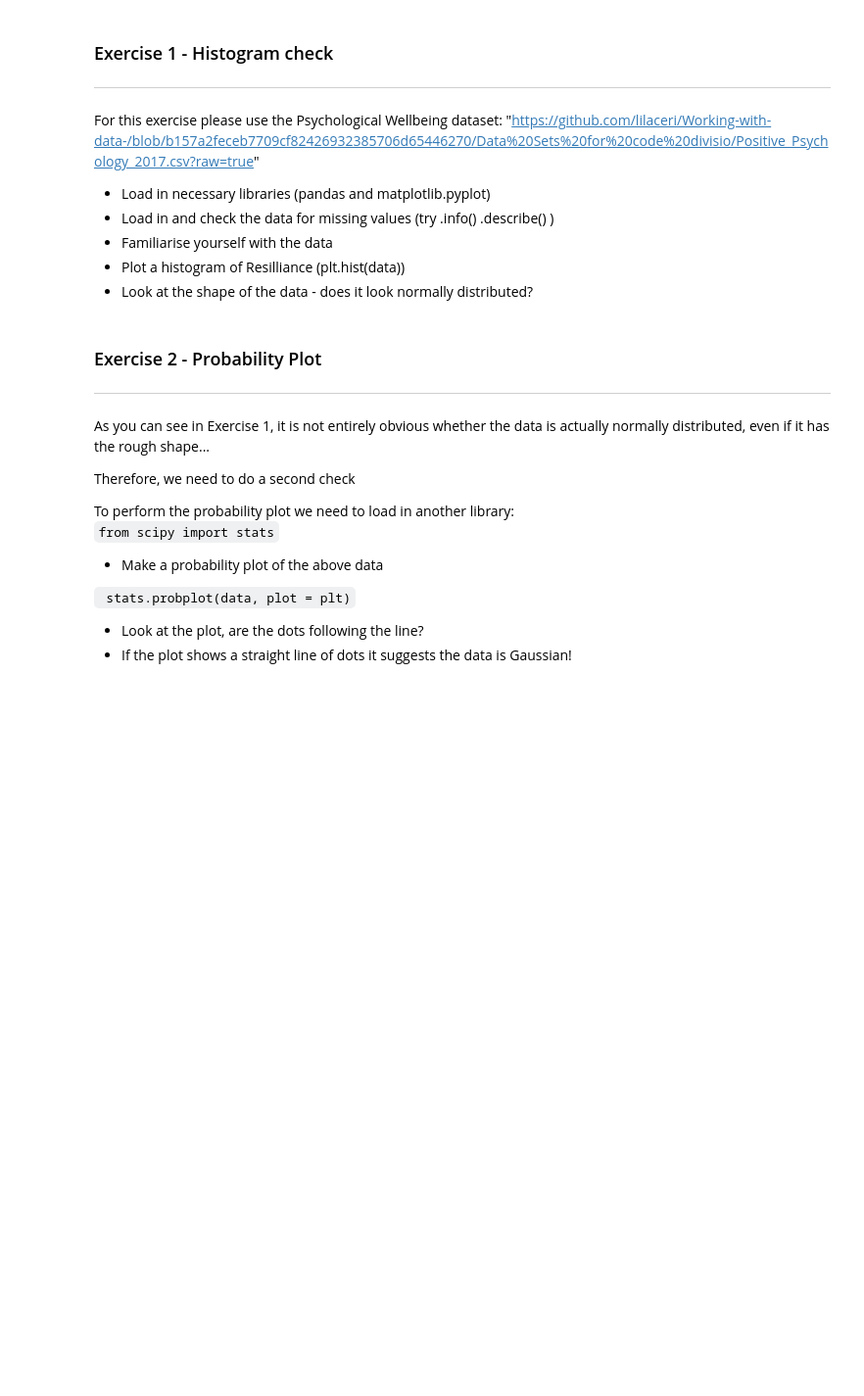
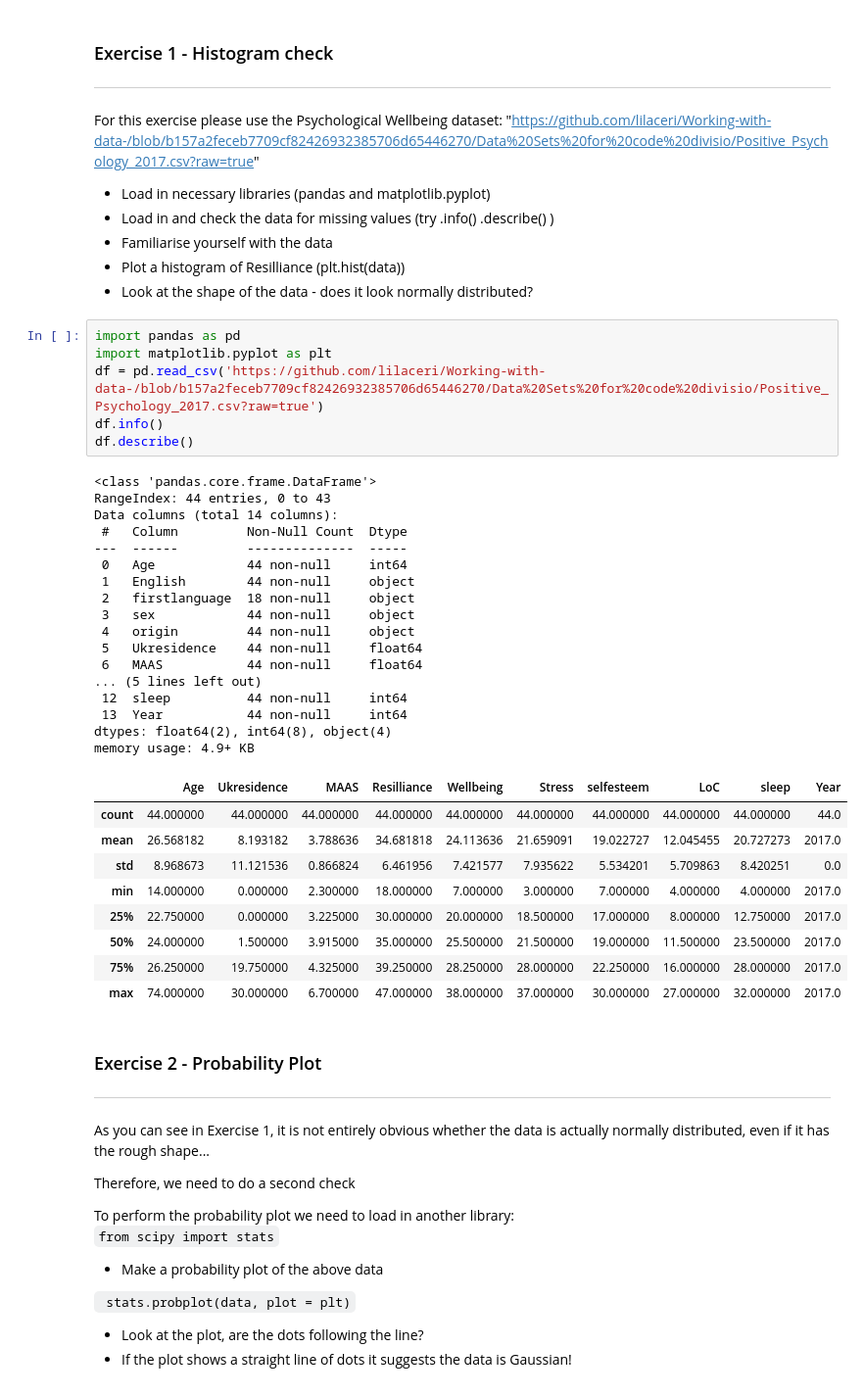
Before and after one commit to Jojomaque/Portfolio, a Jupyter notebook: Jojo_Testing_for_normality.ipynb, the cells around one changed output. Shown: that part at 98% size. Cells and saved outputs as stored; diff of their text form; blank space fills up the shorter version.

```diff
--- a/Jojo_Testing_for_normality.ipynb
+++ b/Jojo_Testing_for_normality.ipynb
@@ -43,6 +43,39 @@ For this exercise please use the Psychological Wellbeing dataset: "https://githu
 * Familiarise yourself with the data
 * Plot a histogram of Resilliance (plt.hist(data))
 * Look at the shape of the data - does it look normally distributed?
+# %%
+import pandas as pd
+import matplotlib.pyplot as plt
+df = pd.read_csv('https://github.com/lilaceri/Working-with-data-/blob/b157a2feceb7709cf82426932385706d65446270/Data%20Sets%20for%20code%20divisio/Positive_Psychology_2017.csv?raw=true')
+df.info()
+df.describe()
+# %% [output]
+<class 'pandas.core.frame.DataFrame'>
+RangeIndex: 44 entries, 0 to 43
+Data columns (total 14 columns):
+ #   Column         Non-Null Count  Dtype
+---  ------         --------------  -----
+ 0   Age            44 non-null     int64
+ 1   English        44 non-null     object
+ 2   firstlanguage  18 non-null     object
+ 3   sex            44 non-null     object
+ 4   origin         44 non-null     object
+ 5   Ukresidence    44 non-null     float64
+ 6   MAAS           44 non-null     float64
+... (5 lines left out)
+ 12  sleep          44 non-null     int64
+ 13  Year           44 non-null     int64
+dtypes: float64(2), int64(8), object(4)
+memory usage: 4.9+ KB
+|  | Age | Ukresidence | MAAS | Resilliance | Wellbeing | Stress | selfesteem | LoC | sleep | Year |
+| count | 44.000000 | 44.000000 | 44.000000 | 44.000000 | 44.000000 | 44.000000 | 44.000000 | 44.000000 | 44.000000 | 44.0 |
+| mean | 26.568182 | 8.193182 | 3.788636 | 34.681818 | 24.113636 | 21.659091 | 19.022727 | 12.045455 | 20.727273 | 2017.0 |
+| std | 8.968673 | 11.121536 | 0.866824 | 6.461956 | 7.421577 | 7.935622 | 5.534201 | 5.709863 | 8.420251 | 0.0 |
+| min | 14.000000 | 0.000000 | 2.300000 | 18.000000 | 7.000000 | 3.000000 | 7.000000 | 4.000000 | 4.000000 | 2017.0 |
+| 25% | 22.750000 | 0.000000 | 3.225000 | 30.000000 | 20.000000 | 18.500000 | 17.000000 | 8.000000 | 12.750000 | 2017.0 |
+| 50% | 24.000000 | 1.500000 | 3.915000 | 35.000000 | 25.500000 | 21.500000 | 19.000000 | 11.500000 | 23.500000 | 2017.0 |
+| 75% | 26.250000 | 19.750000 | 4.325000 | 39.250000 | 28.250000 | 28.000000 | 22.250000 | 16.000000 | 28.000000 | 2017.0 |
+| max | 74.000000 | 30.000000 | 6.700000 | 47.000000 | 38.000000 | 37.000000 | 30.000000 | 27.000000 | 32.000000 | 2017.0 |
 # %% [markdown]
 ### Exercise 2 - Probability Plot
 ---
```
